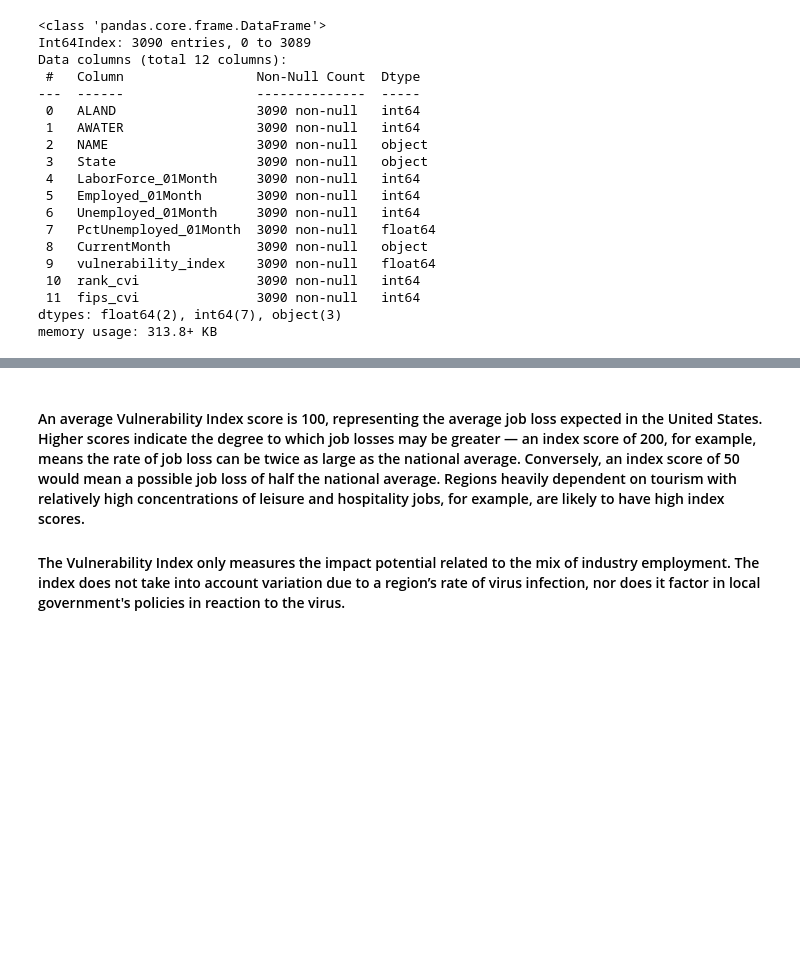
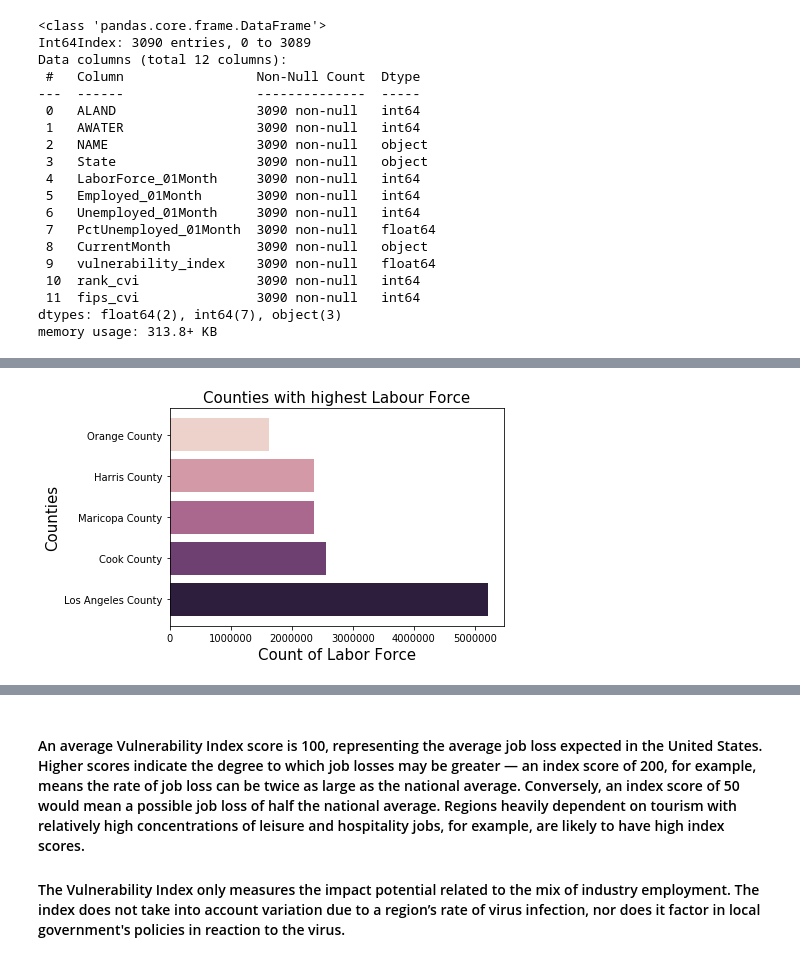
Before and after one commit to Chauhanshi/NASA-SpaceApp-Hackathon-Challenge_Integrated-assessment, a Jupyter notebook: NASA SpaceApp Challenge Hackathon.ipynb, the cells around one changed output, grey strips where cells are left out. Saved outputs shown, nothing was run; the diff lists cells and outputs as text; code cells hidden in the pictures; blank space fills up the shorter version.

Commit message:
added images and plots in ipynb

```diff
--- a/NASA SpaceApp Challenge Hackathon.ipynb
+++ b/NASA SpaceApp Challenge Hackathon.ipynb
@@ -238,6 +237,19 @@ df.iloc[index_top10]
 | 102 | 23829622328 | 63347750 | Maricopa County | Arizona | 2373098 | 2283286 | 89812 | ... |
 | 2610 | 4418909573 | 184757689 | Harris County | Texas | 2361581 | 2269910 | 91671 | ... |
 | 214 | 2053367783 | 401931862 | Orange County | California | 1623913 | 1578370 | 45543 | ... |
+# %%
+top5_lab = df.iloc[index_top10]
+h = list(top5_lab.LaborForce_01Month)
+l = [1,2,3,4,5]
+tl = list(top5_lab.NAME.values)
+b_col = sns.cubehelix_palette(5,reverse=True)
+plt.barh(l,h,color=b_col);#,tick_lable=tl)
+plt.yticks(l,tl);
+plt.xlabel('Count of Labor Force',size=15);
+plt.ylabel("Counties",size=15);
+plt.title("Counties with highest Labour Force",size=15);
+# %% [output]
+[figure, added]
 # %%
 #counties with highest unemployment rate
 index_top10_u = list(df.PctUnemployed_01Month.sort_values(ascending=False).index[:5])
```
Also changed, not shown: parts of 12 cells of this notebook, 9 other files.
